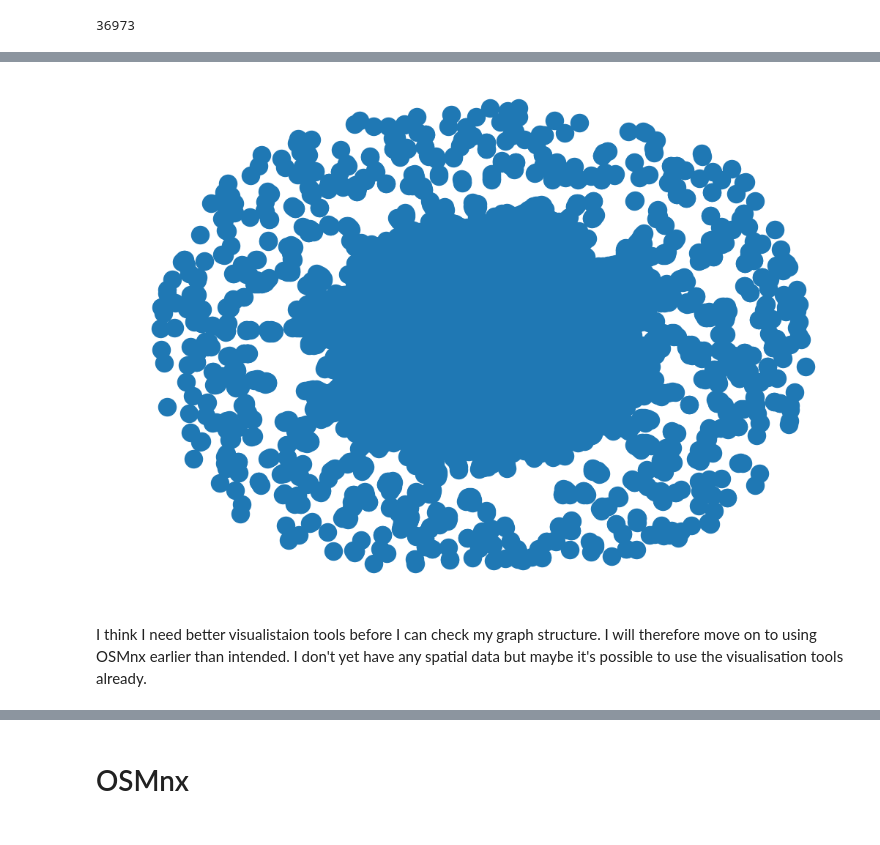
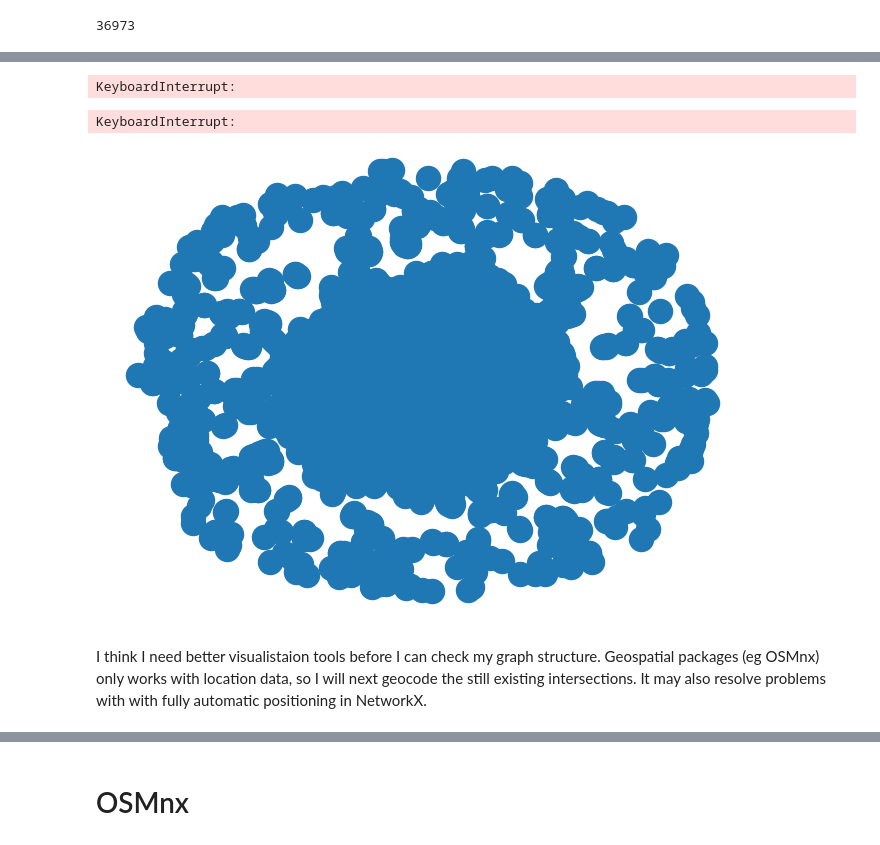
Before and after one commit to sian0x0/Map-Extinct-Addresses, a Jupyter notebook: extract.ipynb, the cells around one changed output, grey strips where cells are left out. Cells and saved outputs as stored; diff of their text form; code cells hidden in the pictures.

Commit message:
more plotting attempts

```diff
--- a/extract.ipynb
+++ b/extract.ipynb
@@ -332,19 +276,0 @@ for index, row in df_nodes.iterrows():
-# %%
-#modified version of above
-G = nx.Graph()
-
-for index, row in df_nodes.iterrows():
-    street = row['street']
-    node_type = row['node_type']
-    node_info = row['node_info']
-
-    if index > 0 and df_nodes.at[index - 1, 'street'] == street:
-        prev_node_id = f"{street}_{index-1}"
-        node_id = f"{street}_{index}"
-        G.add_edge(node_id, prev_node_id)
-
-    else:
-        node_id = f"{street}_{index}"
-        G.add_node(node_id, street=street, node_type=node_type, node_info=node_info)
-
-list(G.nodes(data=True))
@@ -398,0 +360,17 @@ list(G.edges(data=True))
+# %%
+# iterate through nodes
+for node in G.nodes(data=True):
+    node_id = node[0]
+    street = node[1]['street']
+    node_type = node[1]['node_type']
+    second_street = node[1].get('second_street', None)
+
+    if node_type == 'intersect' or node_type == 'from-to':
+        # find and gather nodes with matching 'street' and 'second_street'
+        matching_nodes = [n for n, data in G.nodes(data=True) if n != node_id and
+                           ('street' in data and data['street'] == second_street) and
+                           ('second_street' in data and data['second_street'] == street)]
+
+        # connect to the matching nodes
+        for matching_node in matching_nodes:
+            G.add_edge(node_id, matching_node)
@@ -398,0 +418,13 @@ list(G.edges(data=True))
+# %%
+#spring layout and draw_networkx_edges only produces parallel strings of connected nodes and i think no intersections - as i tried and failed to do before adding the intersections! but i assumed 'draw only edges' meant do not draw node points.
+#spectral layout and ditto... see below
+pos = nx.spectral_layout(G)
+nx.draw_networkx_edges(G, pos=pos, labels=False)
+plt.show()
+# %% [output]
+KeyboardInterrupt:
+# %%
+#another try with first storing calculated layout - still takes too long.
+nx.set_node_attributes(G, nx.spectral_layout(G), 'pos_spectral')
+# %% [output]
+KeyboardInterrupt:
@@ -399,10 +433,4 @@ list(G.edges(data=True))
 # %%
-nx.draw(G, with_labels=False)
-plt.show()
+nx.draw(G)
+# %% [output]
+[figure, added]
-# %%
-#note: not spring layout doesn't make much sense as lines are not yet connected
-pos = nx.spring_layout(G, seed=8)
-nx.draw(G, pos=pos, with_labels=False)
-plt.show()
-# %% [output]
-[figure, removed]
@@ -418,2 +436,0 @@ plt.show()
-# %% [markdown]
-I think I need better visualistaion tools before I can check my graph structure. I will therefore move on to using OSMnx earlier than intended. I don't yet have any spatial data but maybe it's possible to use the visualisation tools already.
@@ -419,0 +439,2 @@ I think I need better visualistaion tools before I can check my graph structure.
+# %% [markdown]
+I think I need better visualistaion tools before I can check my graph structure. Geospatial packages (eg OSMnx) only works with location data, so I will next geocode the still existing intersections. It may also resolve problems with with fully automatic positioning in NetworkX.
```
Also changed, not shown: parts of 30 cells of this notebook.
